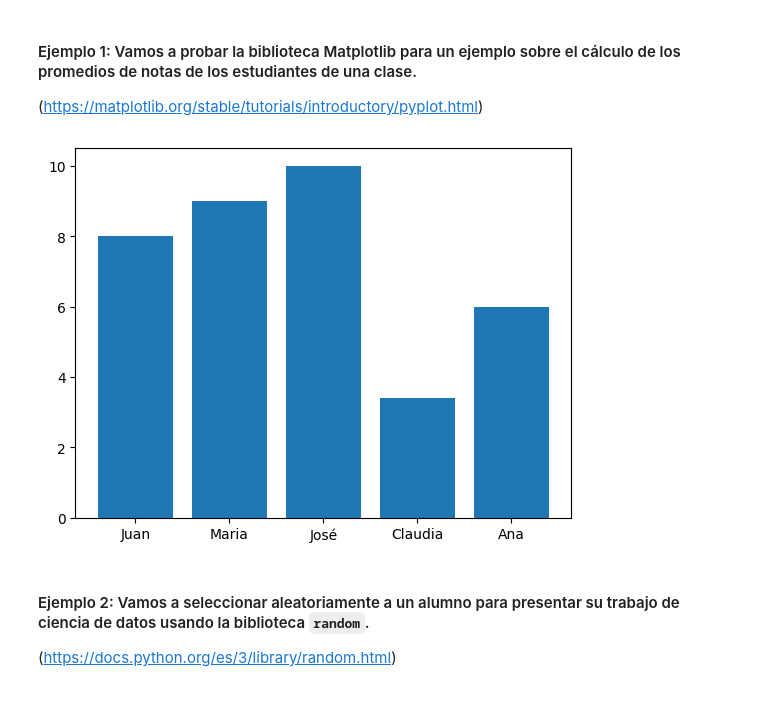
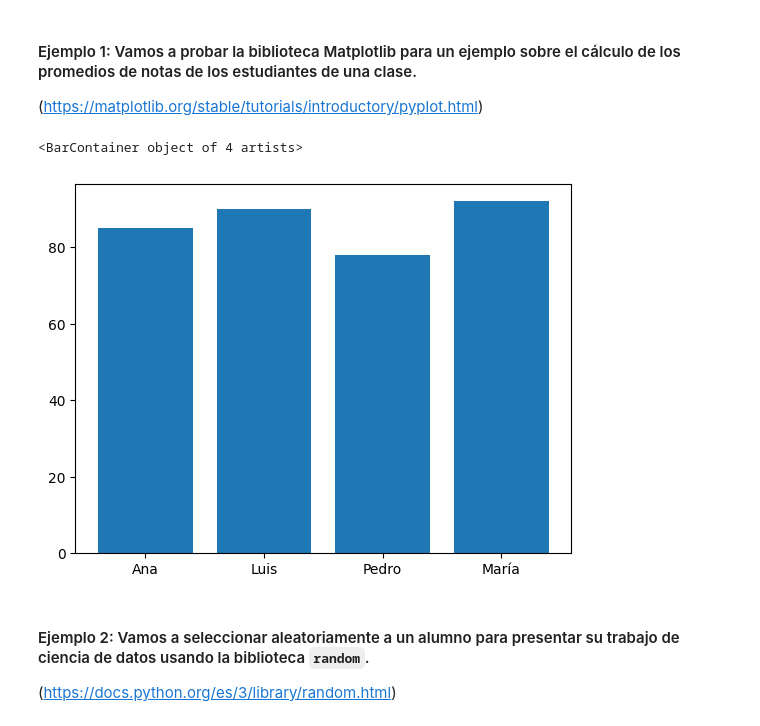
Before and after one commit to DilanUC/AprenderPython-notebook, a Jupyter notebook: Python_Data_Science_course_2.ipynb, the cells around one changed output. Cells and saved outputs as stored; diff of their text form; code cells hidden in the pictures.

```diff
--- a/Python_para_Data_Science.ipynb
+++ b/Python_Data_Science_course_2.ipynb
@@ -64,8 +74,10 @@ notas = [8.0, 9.0, 10.0, 3.4, 6.0]
-# %%
-plt.bar(x = estudiantes, height = notas)
-plt.show()
-# %% [output]
-[figure, removed]
+# %%
+estudiantes     = ['Ana', 'Luis', 'Pedro', 'María'] # lista de estudiantes
+calificaciones  = [85, 90, 78, 92] # lista de calificaciones
+plt.bar(estudiantes, calificaciones) # crear un gráfico de barras
+# %% [output]
+<BarContainer object of 4 artists>
+[figure, added]
 # %% [markdown]
 #### Ejemplo 2: Vamos a seleccionar aleatoriamente a un alumno para presentar su trabajo de ciencia de datos usando la biblioteca `random`.
 
```
Also changed, not shown: parts of 20 cells of this notebook.
